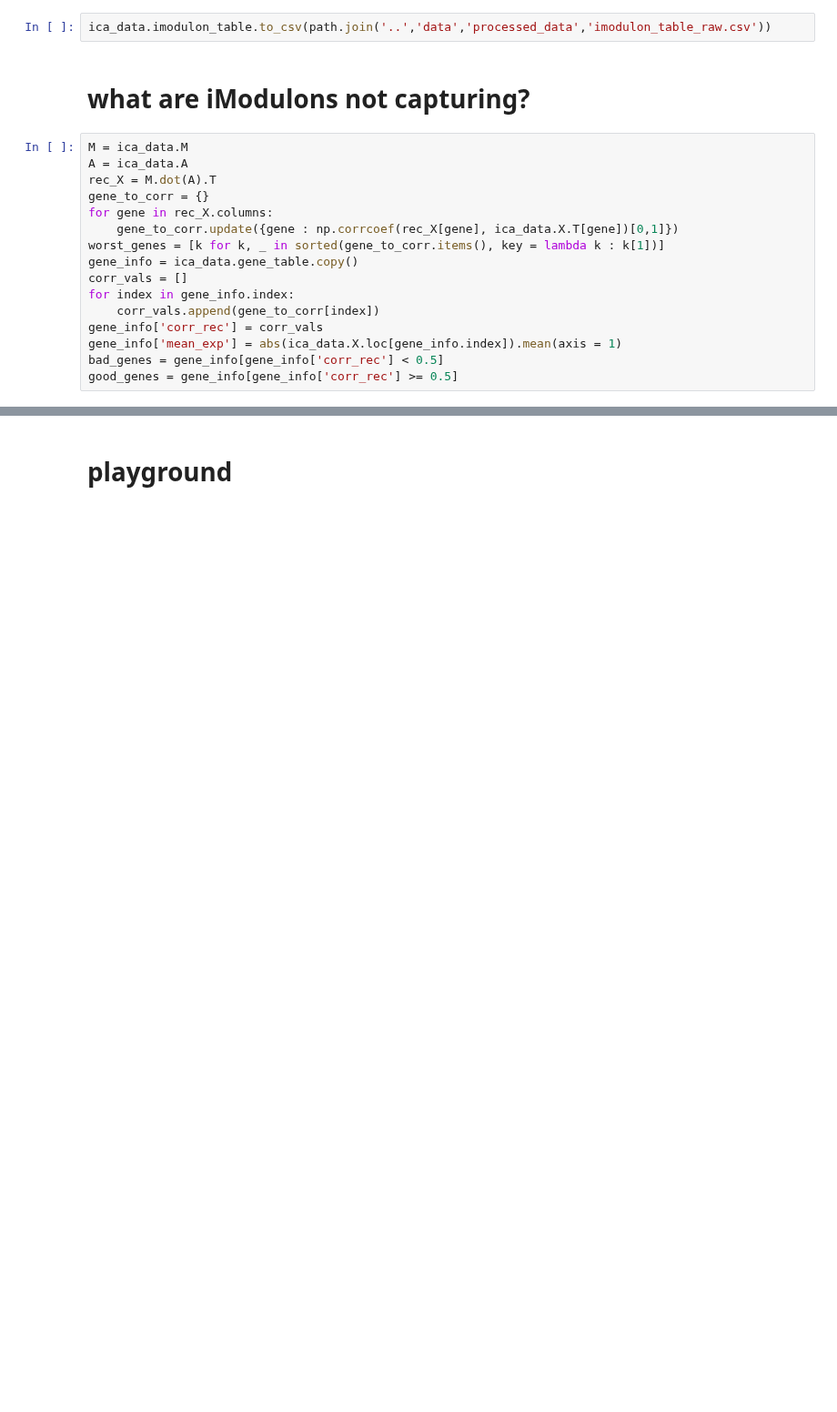
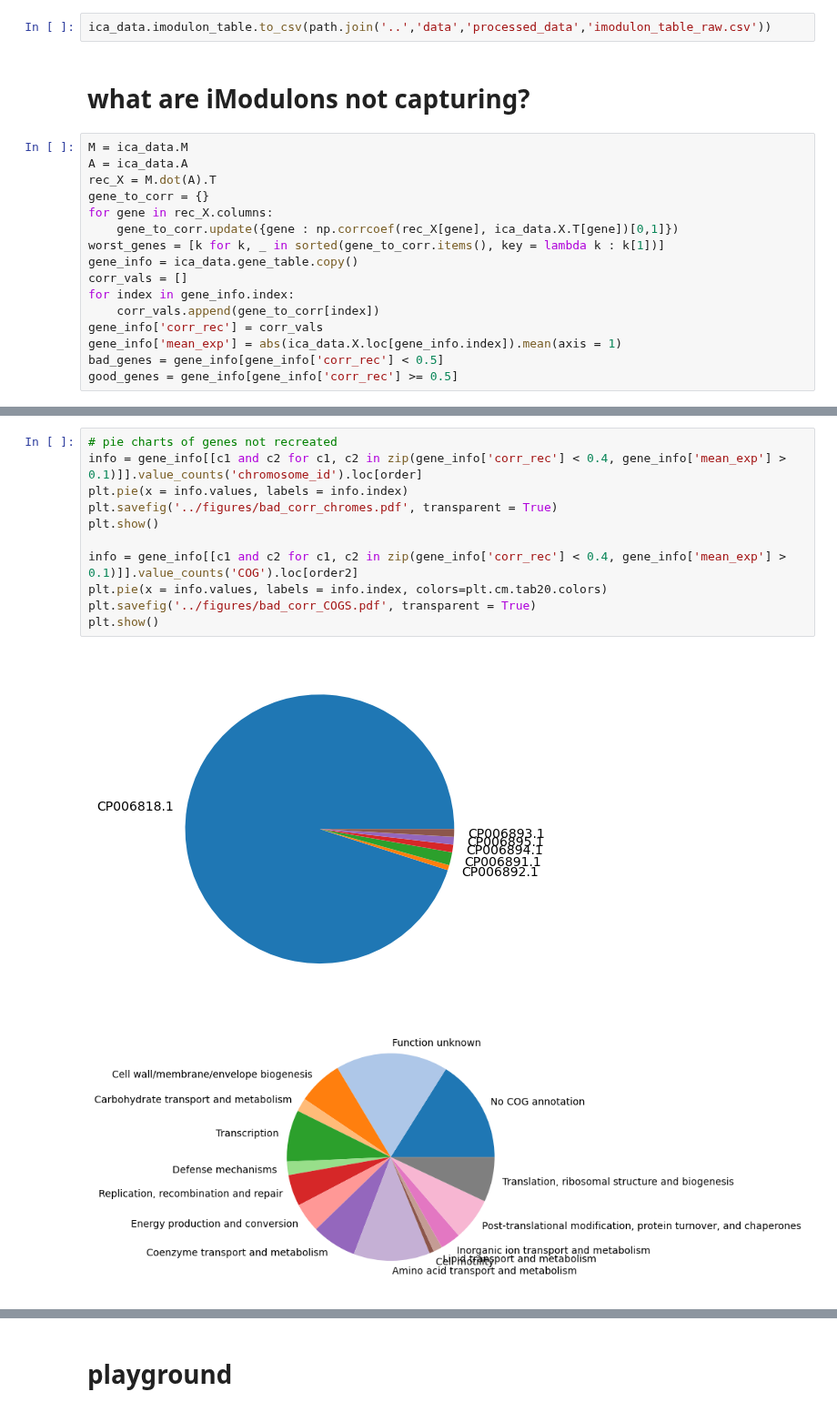
Before and after one commit to cristalzucsd/iModulonMiner, a Jupyter notebook: 5_characterize_iModulons/2_iModulon_characterization.ipynb, the cells around one changed output, grey strips where cells are left out. Shown at 91% size. Saved outputs shown, nothing was run; the diff lists cells and outputs as text; blank space fills up the shorter version.

```diff
--- a/5_characterize_iModulons/2_iModulon_characterization.ipynb
+++ b/5_characterize_iModulons/2_iModulon_characterization.ipynb
@@ -588,0 +640,14 @@ gene_info.value_counts('chromosome_id')
+# %%
+# pie charts of genes not recreated
+info = gene_info[[c1 and c2 for c1, c2 in zip(gene_info['corr_rec'] < 0.4, gene_info['mean_exp'] > 0.1)]].value_counts('chromosome_id').loc[order]
+plt.pie(x = info.values, labels = info.index)
+plt.savefig('../figures/bad_corr_chromes.pdf', transparent = True)
+plt.show()
+
+info = gene_info[[c1 and c2 for c1, c2 in zip(gene_info['corr_rec'] < 0.4, gene_info['mean_exp'] > 0.1)]].value_counts('COG').loc[order2]
+plt.pie(x = info.values, labels = info.index, colors=plt.cm.tab20.colors)
+plt.savefig('../figures/bad_corr_COGS.pdf', transparent = True)
+plt.show()
+# %% [output]
+[figure, added]
+[figure, added]
```
Also changed, not shown: parts of 10 cells of this notebook, 8 other files.
